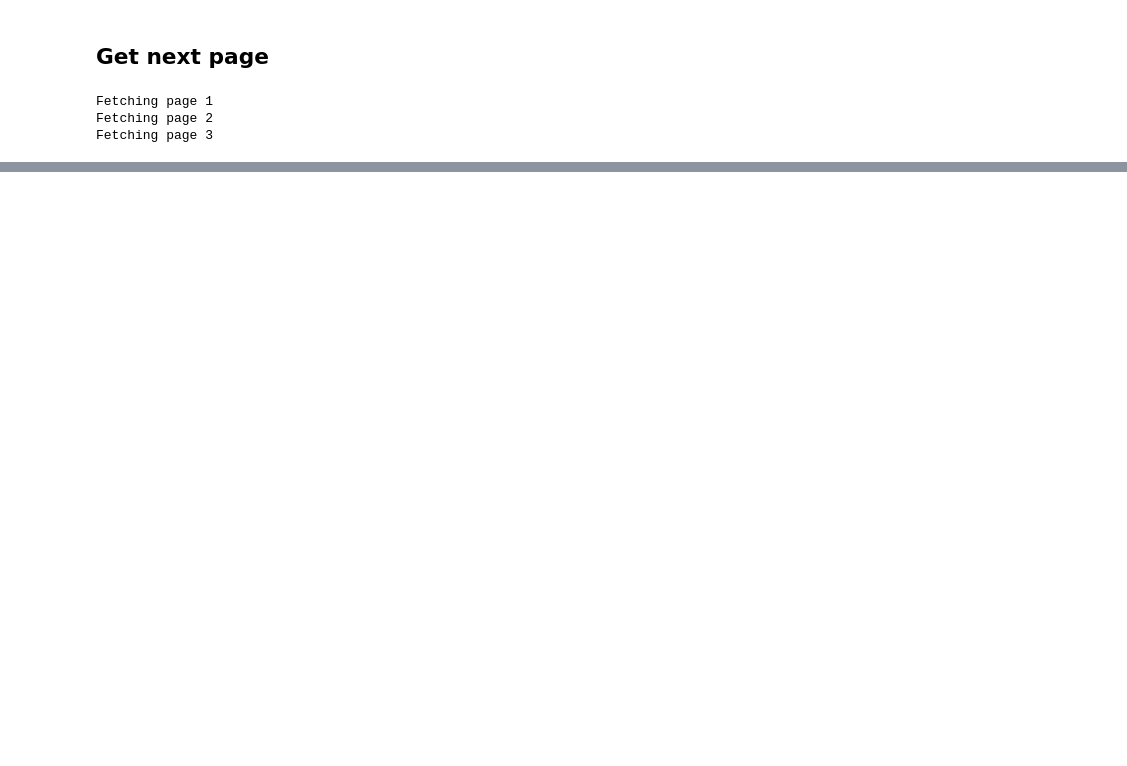
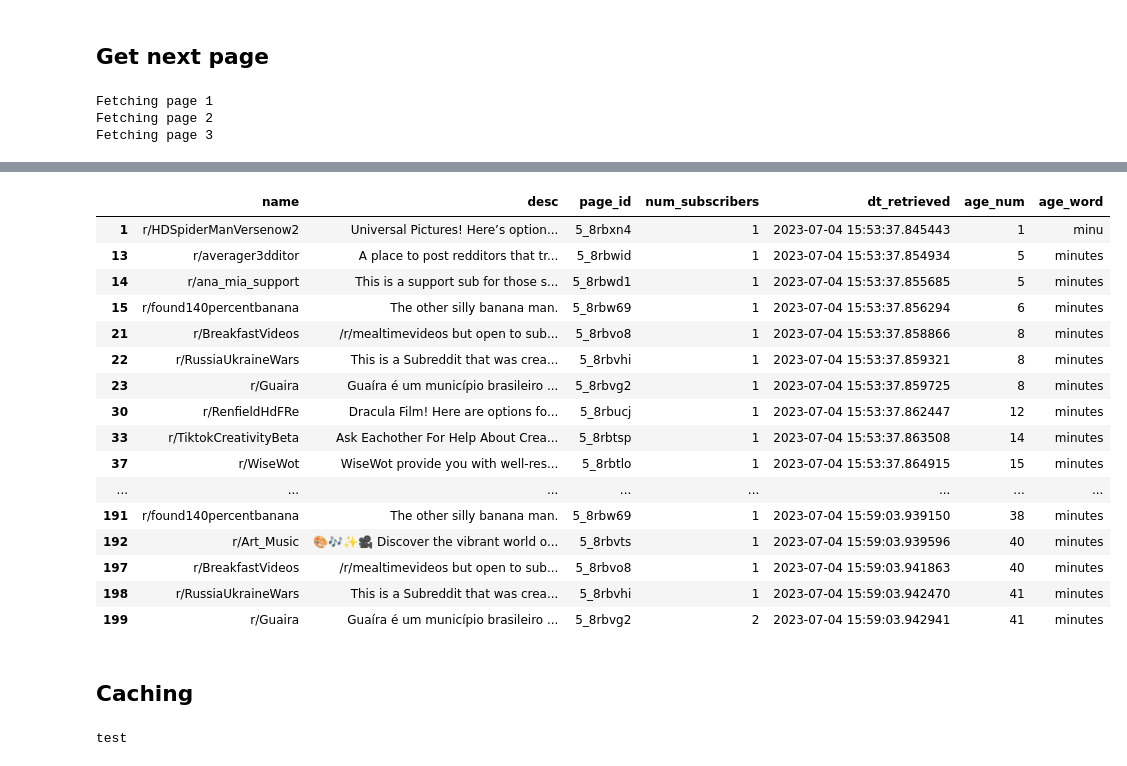
Before and after one commit to jellomoat/subs, a Jupyter notebook: lede-project-2-prep.ipynb, the cells around one changed output, grey strips where cells are left out. Cells and saved outputs as stored; diff of their text form; code cells hidden in the pictures; blank space fills up the shorter version.

```diff
--- a/lede-project-2-prep.ipynb
+++ b/lede-project-2-prep.ipynb
@@ -230,0 +233,41 @@ Fetching https://www.reddit.com/subreddits/new?limit=100&count=200&after=5_8rbvg
+# %%
+core_df[~core_df["desc"].isna()]
+# %% [output]
+|  | name | desc | page_id | num_subscribers | dt_retrieved | age_num | age_word |
+| 1 | r/HDSpiderManVersenow2 | Universal Pictures! Here’s option... | 5_8rbxn4 | 1 | 2023-07-04 15:53:37.845443 | 1 | minu |
+| 13 | r/averager3dditor | A place to post redditors that tr... | 5_8rbwid | 1 | 2023-07-04 15:53:37.854934 | 5 | minutes |
+| 14 | r/ana_mia_support | This is a support sub for those s... | 5_8rbwd1 | 1 | 2023-07-04 15:53:37.855685 | 5 | minutes |
+| 15 | r/found140percentbanana | The other silly banana man. | 5_8rbw69 | 1 | 2023-07-04 15:53:37.856294 | 6 | minutes |
+| 21 | r/BreakfastVideos | /r/mealtimevideos but open to sub... | 5_8rbvo8 | 1 | 2023-07-04 15:53:37.858866 | 8 | minutes |
+| 22 | r/RussiaUkraineWars | This is a Subreddit that was crea... | 5_8rbvhi | 1 | 2023-07-04 15:53:37.859321 | 8 | minutes |
+| 23 | r/Guaira | Guaíra é um município brasileiro ... | 5_8rbvg2 | 1 | 2023-07-04 15:53:37.859725 | 8 | minutes |
+| 30 | r/RenfieldHdFRe | Dracula Film! Here are options fo... | 5_8rbucj | 1 | 2023-07-04 15:53:37.862447 | 12 | minutes |
+| 33 | r/TiktokCreativityBeta | Ask Eachother For Help About Crea... | 5_8rbtsp | 1 | 2023-07-04 15:53:37.863508 | 14 | minutes |
+| 37 | r/WiseWot | WiseWot provide you with well-res... | 5_8rbtlo | 1 | 2023-07-04 15:53:37.864915 | 15 | minutes |
+| ... | ... | ... | ... | ... | ... | ... | ... |
+| 191 | r/found140percentbanana | The other silly banana man. | 5_8rbw69 | 1 | 2023-07-04 15:59:03.939150 | 38 | minutes |
+| 192 | r/Art_Music | 🎨🎶✨🎥 Discover the vibrant world o... | 5_8rbvts | 1 | 2023-07-04 15:59:03.939596 | 40 | minutes |
+| 197 | r/BreakfastVideos | /r/mealtimevideos but open to sub... | 5_8rbvo8 | 1 | 2023-07-04 15:59:03.941863 | 40 | minutes |
+| 198 | r/RussiaUkraineWars | This is a Subreddit that was crea... | 5_8rbvhi | 1 | 2023-07-04 15:59:03.942470 | 41 | minutes |
+| 199 | r/Guaira | Guaíra é um município brasileiro ... | 5_8rbvg2 | 2 | 2023-07-04 15:59:03.942941 | 41 | minutes |
+# %% [markdown]
+## Caching
+# %%
+from pathlib import Path
+pages_dir = "raw-pages/"
+
+# setup
+core_df = pd.DataFrame()
+result_limit = 100
+
+# create or get fetch log
+log = Path(pages_dir + "log.csv")
+
+if log.exists():
+    print("log exists")
+else:
+    with open(log, "w") as l:
+        print("test")
+        l.write("fetch_dt, url, page_nr\n")
+# %% [output]
+test
```
Also changed, not shown: parts of 12 cells of this notebook.
